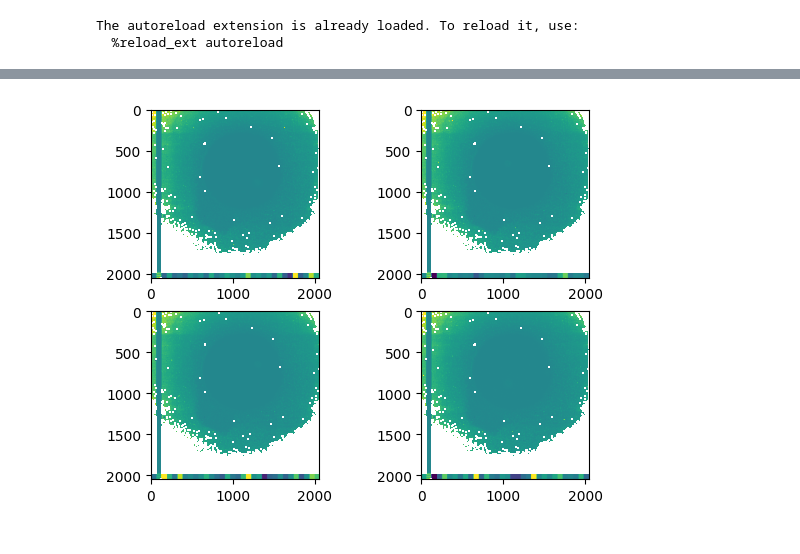
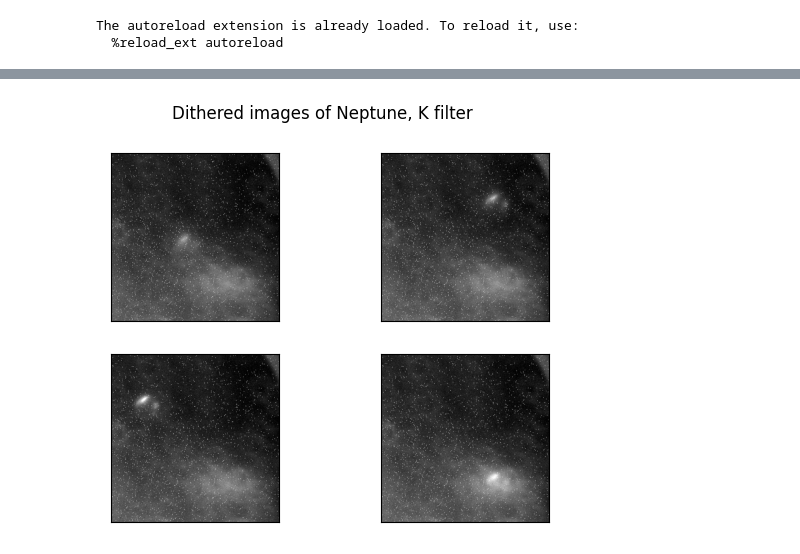
Before and after one commit to askemer/ASTR257_2024, a Jupyter notebook: student_work/adityars/ao/neptune.ipynb, the cells around one changed output, grey strips where cells are left out. Cells and saved outputs as stored; diff of their text form; code cells hidden in the pictures.

```diff
--- a/student_work/adityars/ao/neptune.ipynb
+++ b/student_work/adityars/ao/neptune.ipynb
@@ -18,15 +21,9 @@ else:
     medflats = n.retrieve_flats()
 # %%
 # first, average the sciences
-sciences = n.get_sciences()
-uncorr_sciences = copy.deepcopy(sciences)
+sciences = n.divide_flats(n.get_sciences(), medflats)
+sciences = n.renorm_and_crop_all(sciences, do_renorm=True)
 # viewing the images and looking for Neptune shows us we should use
 # 0 1 2 4 for H
 # 0 1 2 4 for J (no 3 exists so you'll index into this as 0 1 2 3)
 # 1 2 3 4 for Ks
-
-with np.errstate(divide='ignore', invalid='ignore'):
-    for k in sciences:
-        for i in range(len(sciences[k])):
-            sciences[k][i] /= medflats[k]
-            sciences[k][i][n.wherenan(sciences[k][i])] = 0
@@ -49,11 +38,4 @@ plt.colorbar()
 # %%
-fh, axsh = plt.subplot_mosaic("01;24")
-for i in tqdm([0,1,2,4]):
-    img = sciences["H"][i]
-    ax = axsh[str(i)]
-    view_as_ds9(img, ax)
-    binned = submatsum(img, 512, 512)
-    ym, xm = argmax(binned)
-    # ax.scatter(xm * 4, ym * 4, color='k', s=3)
+n.plot_all_images(sciences, "K")
 # %% [output]
-[figure, old version]
+[figure, new version]
```
Also changed, not shown: parts of 16 cells of this notebook, 4 other files.
